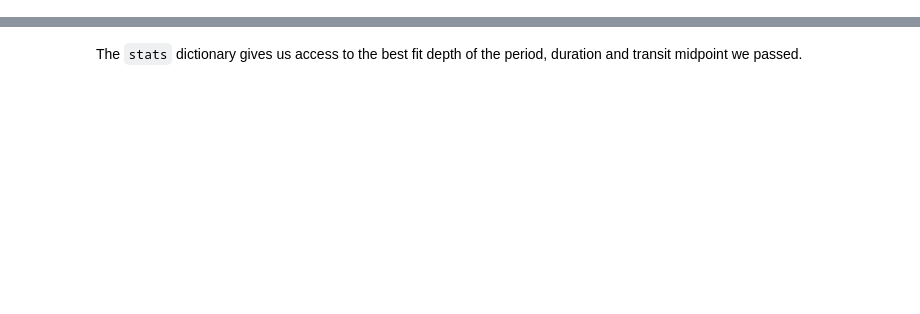
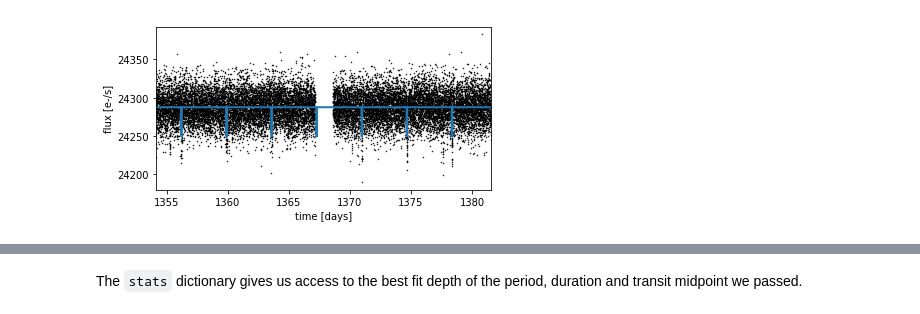
Before and after one commit to christinahedges/TESSWorkshops, a Jupyter notebook: bls/Workshop.ipynb, the cells around one changed output, grey strips where cells are left out. Saved outputs shown, nothing was run; the diff lists cells and outputs as text; code cells hidden in the pictures; blank space fills up the shorter version.

```diff
--- a/bls/Workshop.ipynb
+++ b/bls/Workshop.ipynb
@@ -158,0 +161,18 @@ Now we have created a dictionary called `stats` which contains statistics about
+# %%
+# Extract the parameters of the best-fit model
+index = np.argmax(results.power)
+period = results.period[index]
+t0 = results.transit_time[index]
+duration = results.duration[index]
+
+# Plot the light curve and best-fit model
+fig, ax = plt.subplots(1, 1, figsize=(6, 3))
+ax.plot(time, flux, ".k", ms=1)
+x = np.linspace(time.min(), time.max(), 3*len(time))
+model_flux = model.model(x, period, duration, t0)
+ax.plot(x, model_flux, lw=2)
+ax.set_xlim(time.min(), time.max())
+ax.set_xlabel("time [days]")
+ax.set_ylabel("flux [e-/s]");
+# %% [output]
+[figure, added]
```
Also changed, not shown: parts of 101 cells of this notebook.
